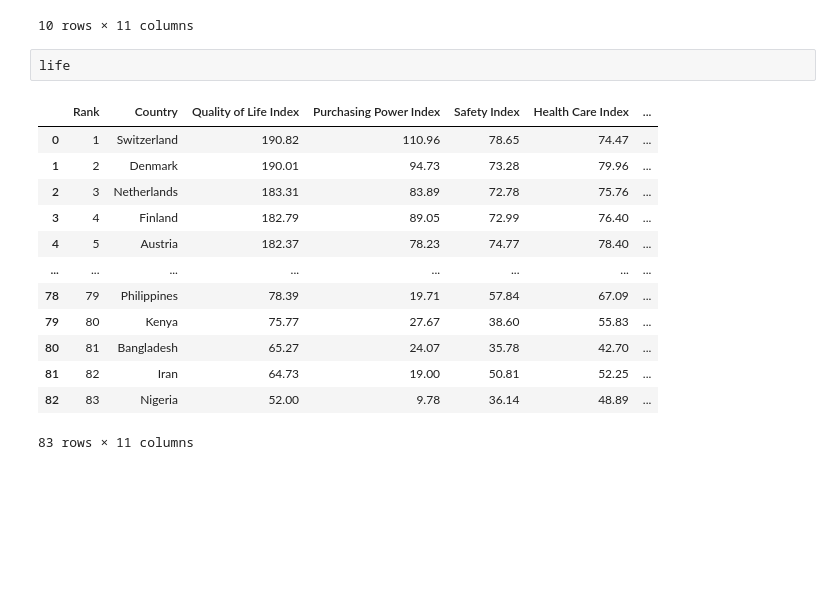
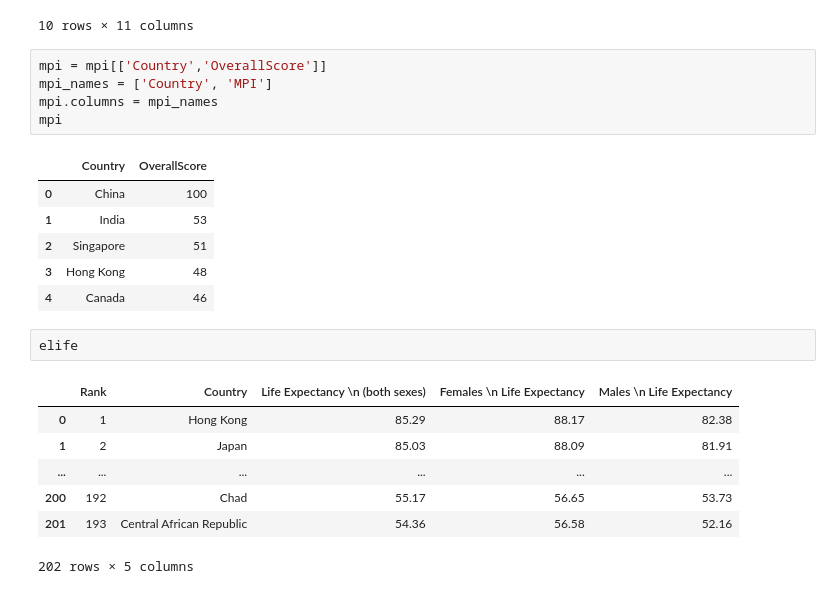
Before and after one commit to PhysTony/ICD_CIDE, a Jupyter notebook: Proyecto/Antonio_Huerta_Montellano_Proyecto.ipynb, the cells around one changed output. Cells and saved outputs as stored; diff of their text form; blank space fills up the shorter version.

```diff
--- a/Proyecto/Antonio_Huerta_Montellano_Proyecto.ipynb
+++ b/Proyecto/Antonio_Huerta_Montellano_Proyecto.ipynb
@@ -298,19 +399,25 @@ mpi.tail(10)
 | 95 | 96 | Cuba | 2 | 19 | 36.0 | 11 | ... |
 | 96 | 97 | Venezuela | 3 | 10 | NaN | 18 | ... |
 10 rows × 11 columns
+# %%
+mpi = mpi[['Country','OverallScore']]
+mpi_names = ['Country', 'MPI']
+mpi.columns = mpi_names
+mpi
+# %% [output]
+|  | Country | OverallScore |
+| 0 | China | 100 |
+| 1 | India | 53 |
+| 2 | Singapore | 51 |
+| 3 | Hong Kong | 48 |
+| 4 | Canada | 46 |
 # %%
-life
+elife
 # %% [output]
-|  | Rank | Country | Quality of Life Index | Purchasing Power Index | Safety Index | Health Care Index | ... |
-| 0 | 1 | Switzerland | 190.82 | 110.96 | 78.65 | 74.47 | ... |
-| 1 | 2 | Denmark | 190.01 | 94.73 | 73.28 | 79.96 | ... |
-| 2 | 3 | Netherlands | 183.31 | 83.89 | 72.78 | 75.76 | ... |
-| 3 | 4 | Finland | 182.79 | 89.05 | 72.99 | 76.40 | ... |
-| 4 | 5 | Austria | 182.37 | 78.23 | 74.77 | 78.40 | ... |
-| ... | ... | ... | ... | ... | ... | ... | ... |
-| 78 | 79 | Philippines | 78.39 | 19.71 | 57.84 | 67.09 | ... |
-| 79 | 80 | Kenya | 75.77 | 27.67 | 38.60 | 55.83 | ... |
-| 80 | 81 | Bangladesh | 65.27 | 24.07 | 35.78 | 42.70 | ... |
-| 81 | 82 | Iran | 64.73 | 19.00 | 50.81 | 52.25 | ... |
-| 82 | 83 | Nigeria | 52.00 | 9.78 | 36.14 | 48.89 | ... |
+|  | Rank | Country | Life Expectancy \n (both sexes) | Females \n Life Expectancy | Males \n Life Expectancy |
+| 0 | 1 | Hong Kong | 85.29 | 88.17 | 82.38 |
+| 1 | 2 | Japan | 85.03 | 88.09 | 81.91 |
+| ... | ... | ... | ... | ... | ... |
+| 200 | 192 | Chad | 55.17 | 56.65 | 53.73 |
+| 201 | 193 | Central African Republic | 54.36 | 56.58 | 52.16 |
-83 rows × 11 columns
+202 rows × 5 columns
```
Also changed, not shown: parts of 30 cells of this notebook, 2 other files.
